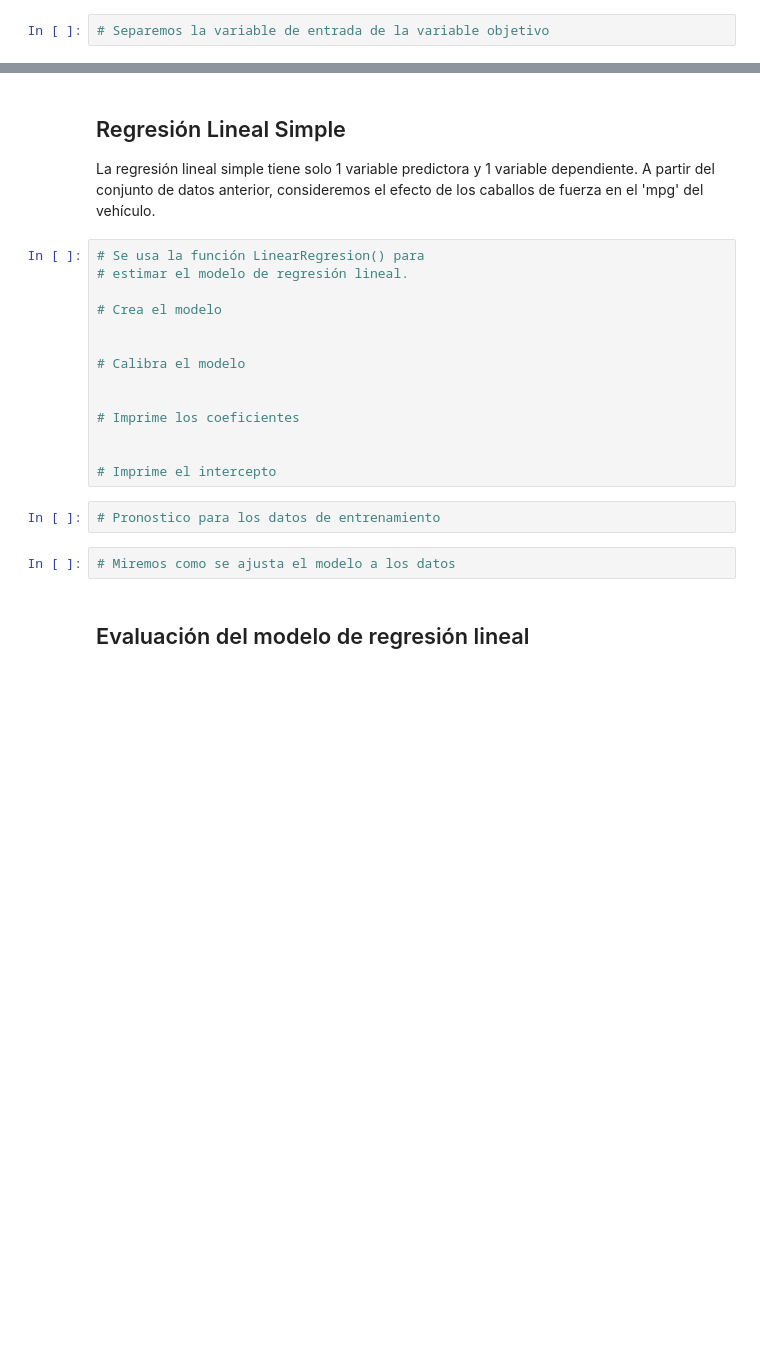
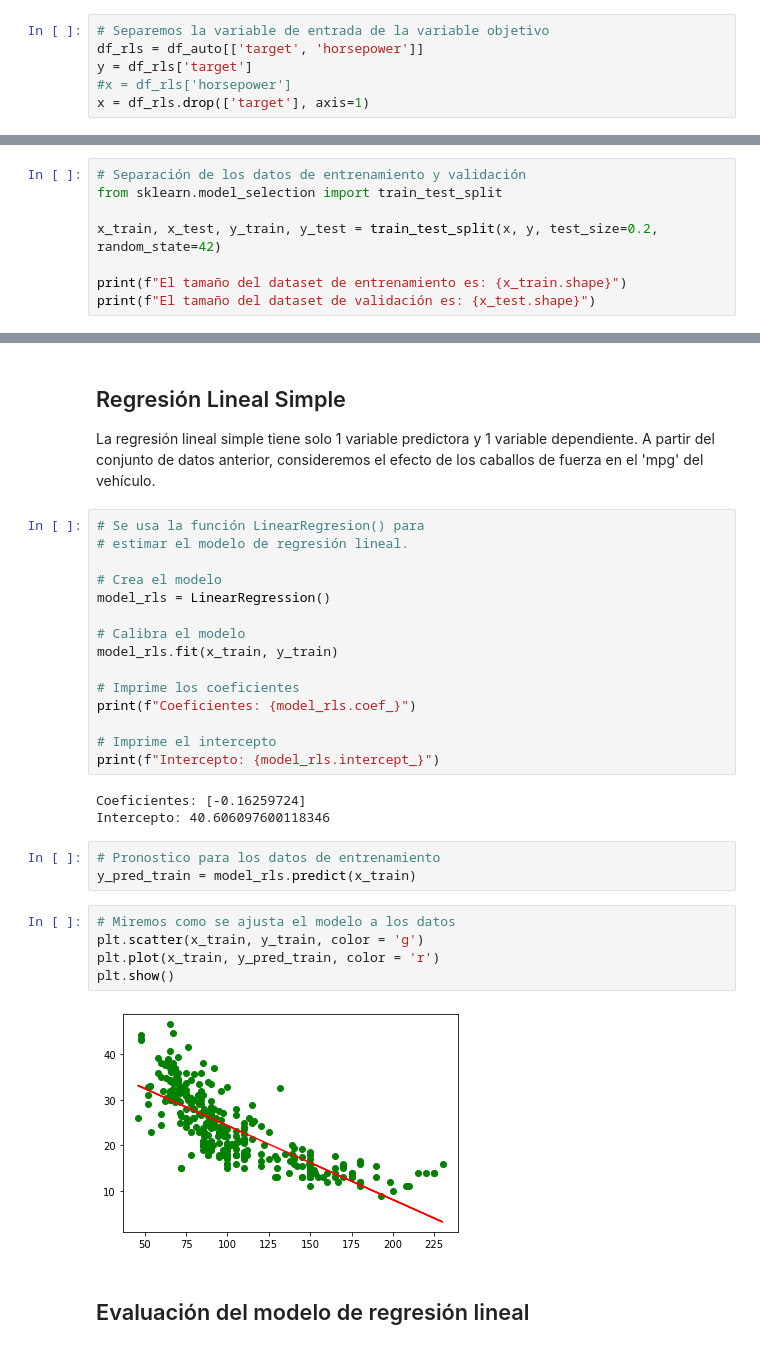
Before and after one commit to mlondono-oc/LEA2, a Jupyter notebook: Modulo-2/M1_Algoritmos_bases_introductorios_RL.ipynb, the cells around one changed output, grey strips where cells are left out. Cells and saved outputs as stored; diff of their text form; blank space fills up the shorter version.

```diff
--- a/Modulo-2/M1_Algoritmos_bases_introductorios_RL.ipynb
+++ b/Modulo-2/M1_Algoritmos_bases_introductorios_RL.ipynb
@@ -72,3 +126,7 @@ plt.show()
 ## Marco de validación
 # %%
 # Separemos la variable de entrada de la variable objetivo
+df_rls = df_auto[['target', 'horsepower']]
+y = df_rls['target']
+#x = df_rls['horsepower']
+x = df_rls.drop(['target'], axis=1)
@@ -76,0 +133,8 @@ plt.show()
+# %%
+# Separación de los datos de entrenamiento y validación
+from sklearn.model_selection import train_test_split
+
+x_train, x_test, y_train, y_test = train_test_split(x, y, test_size=0.2, random_state=42)
+
+print(f"El tamaño del dataset de entrenamiento es: {x_train.shape}")
+print(f"El tamaño del dataset de validación es: {x_test.shape}")
@@ -83,19 +150,29 @@ La regresión lineal simple tiene solo 1 variable predictora y 1 variable depend
 # estimar el modelo de regresión lineal.
 
 # Crea el modelo
-
+model_rls = LinearRegression()
 
 # Calibra el modelo
-
+model_rls.fit(x_train, y_train)
 
 # Imprime los coeficientes
-
+print(f"Coeficientes: {model_rls.coef_}")
 
 # Imprime el intercepto
+print(f"Intercepto: {model_rls.intercept_}")
+# %% [output]
+Coeficientes: [-0.16259724]
+Intercepto: 40.606097600118346
 # %%
 # Pronostico para los datos de entrenamiento
+y_pred_train = model_rls.predict(x_train)
 # %%
 # Miremos como se ajusta el modelo a los datos
+plt.scatter(x_train, y_train, color = 'g')
+plt.plot(x_train, y_pred_train, color = 'r')
+plt.show()
+# %% [output]
+[figure, added]
 # %% [markdown]
 ## Evaluación del modelo de regresión lineal
 # %%
```
Also changed, not shown: parts of 22 cells of this notebook.
